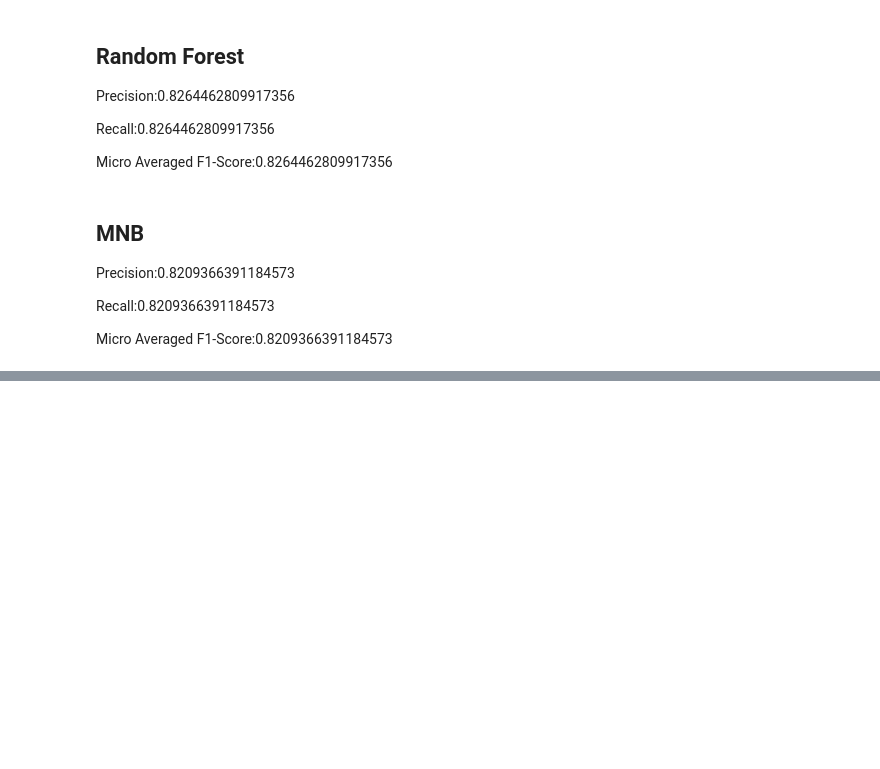
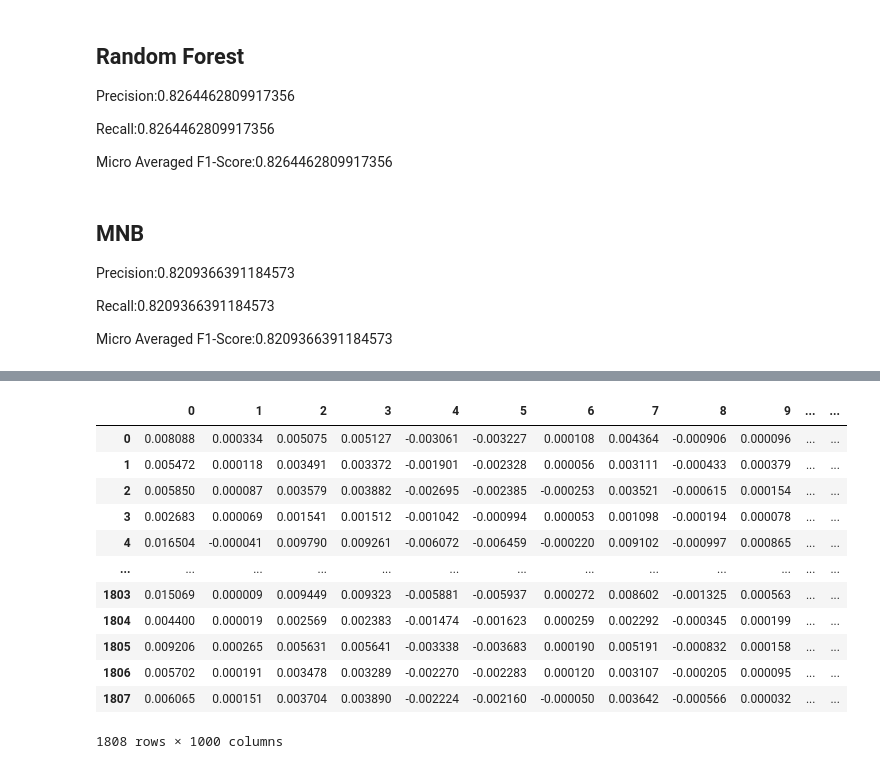
Before and after one commit to hritikb/financial_text_sentiment_analysis, a Jupyter notebook: NLP_Project.ipynb, the cells around one changed output, grey strips where cells are left out. Saved outputs shown, nothing was run; the diff lists cells and outputs as text; code cells hidden in the pictures; blank space fills up the shorter version.

Commit message:
Own Word2Vec Embedding

```diff
--- a/NLP_Project.ipynb
+++ b/NLP_Project.ipynb
@@ -692,0 +973,18 @@ Precision:0.8209366391184573
+# %%
+# Store the vectors for train data in following file
+i=0
+word2vec_filename = f'OUR_embedding_word2vec_{method}.csv'
+with open(word2vec_filename, 'w+') as word2vec_file:
+    for row in tqdm(data):
+
+        sentences = [word_tokenize(row)]
+
+        model_vector = (np.mean([w2v_model.wv[token] for token in sentences], axis=0)).tolist()
+        df_embd.loc[i] = model_vector
+        i+=1
+    #     print(model_vector)
+        # Check if the line exists else it is vector of zeros
+        if type(model_vector) is list:
+            line1 = [vector_element for vector_element in model_vector]
+        else:
+            model_vector=[str(0) for i in range(1000)]
@@ -692,0 +993,5 @@ Precision:0.8209366391184573
+# %%
+df_embd = pd.DataFrame(columns=[i for i in range(1000)])
+# %%
+sentences = [word_tokenize(sentence) for sentence in df['cleaned_lemmatized']]
+sentences
@@ -692,0 +1016,6 @@ Precision:0.8209366391184573
+# %%
+for i in range(df.shape[0]):
+    model_vector = (np.mean([w2v_model.wv[token] for token in sentences[i]], axis=0)).tolist()
+    print(len(model_vector))
+#     break
+    df_embd.loc[i] = model_vector
@@ -692,0 +1040,16 @@ Precision:0.8209366391184573
+# %%
+df_embd
+# %% [output]
+|  | 0 | 1 | 2 | 3 | 4 | 5 | 6 | 7 | 8 | 9 | ... | ... |
+| 0 | 0.008088 | 0.000334 | 0.005075 | 0.005127 | -0.003061 | -0.003227 | 0.000108 | 0.004364 | -0.000906 | 0.000096 | ... | ... |
+| 1 | 0.005472 | 0.000118 | 0.003491 | 0.003372 | -0.001901 | -0.002328 | 0.000056 | 0.003111 | -0.000433 | 0.000379 | ... | ... |
+| 2 | 0.005850 | 0.000087 | 0.003579 | 0.003882 | -0.002695 | -0.002385 | -0.000253 | 0.003521 | -0.000615 | 0.000154 | ... | ... |
+| 3 | 0.002683 | 0.000069 | 0.001541 | 0.001512 | -0.001042 | -0.000994 | 0.000053 | 0.001098 | -0.000194 | 0.000078 | ... | ... |
+| 4 | 0.016504 | -0.000041 | 0.009790 | 0.009261 | -0.006072 | -0.006459 | -0.000220 | 0.009102 | -0.000997 | 0.000865 | ... | ... |
+| ... | ... | ... | ... | ... | ... | ... | ... | ... | ... | ... | ... | ... |
+| 1803 | 0.015069 | 0.000009 | 0.009449 | 0.009323 | -0.005881 | -0.005937 | 0.000272 | 0.008602 | -0.001325 | 0.000563 | ... | ... |
+| 1804 | 0.004400 | 0.000019 | 0.002569 | 0.002383 | -0.001474 | -0.001623 | 0.000259 | 0.002292 | -0.000345 | 0.000199 | ... | ... |
+| 1805 | 0.009206 | 0.000265 | 0.005631 | 0.005641 | -0.003338 | -0.003683 | 0.000190 | 0.005191 | -0.000832 | 0.000158 | ... | ... |
+| 1806 | 0.005702 | 0.000191 | 0.003478 | 0.003289 | -0.002270 | -0.002283 | 0.000120 | 0.003107 | -0.000205 | 0.000095 | ... | ... |
+| 1807 | 0.006065 | 0.000151 | 0.003704 | 0.003890 | -0.002224 | -0.002160 | -0.000050 | 0.003642 | -0.000566 | 0.000032 | ... | ... |
+1808 rows × 1000 columns
```
Also changed, not shown: parts of 38 cells of this notebook.
